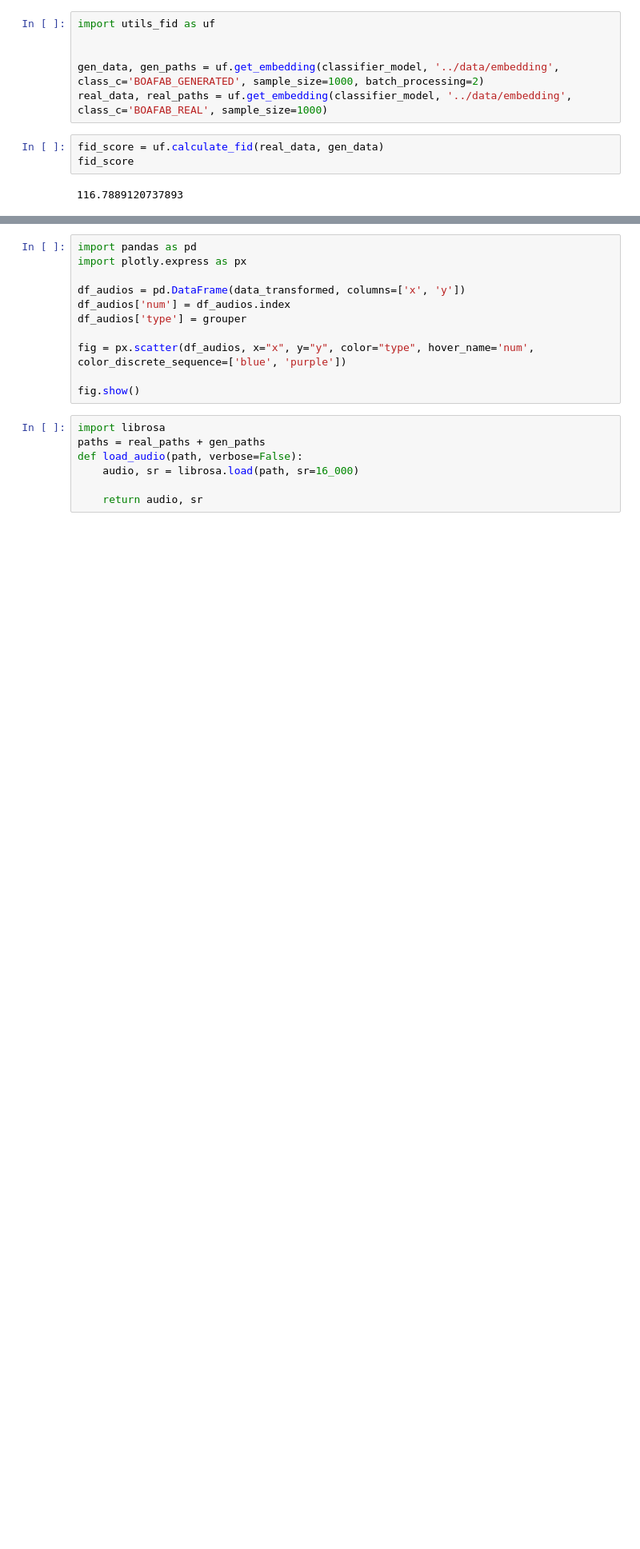
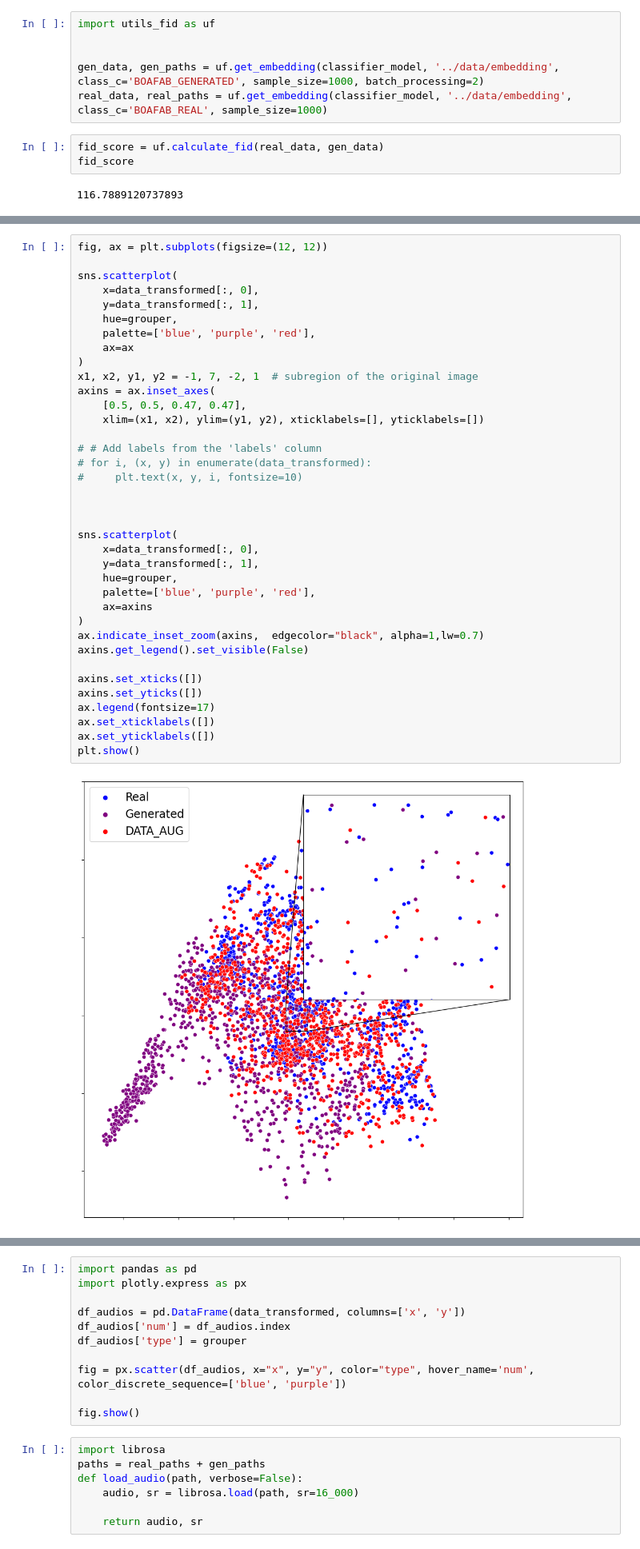
Before and after one commit to jsnungo/tesis, a Jupyter notebook: figuras/fianl_figuras_embedding.ipynb, the cells around one changed output, grey strips where cells are left out. Shown at 80% size. Saved outputs shown, nothing was run; the diff lists cells and outputs as text; blank space fills up the shorter version.

```diff
--- a/figuras/fianl_figuras_embedding.ipynb
+++ b/figuras/fianl_figuras_embedding.ipynb
@@ -53,0 +75,39 @@ Numerical issues were encountered when scaling the data and might not be solved.
+# %%
+fig, ax = plt.subplots(figsize=(12, 12))
+
+sns.scatterplot(
+    x=data_transformed[:, 0],
+    y=data_transformed[:, 1],
+    hue=grouper,
+    palette=['blue', 'purple', 'red'],
+    ax=ax
+)
+x1, x2, y1, y2 = -1, 7, -2, 1  # subregion of the original image
+axins = ax.inset_axes(
+    [0.5, 0.5, 0.47, 0.47],
+    xlim=(x1, x2), ylim=(y1, y2), xticklabels=[], yticklabels=[])
+
+# # Add labels from the 'labels' column
+# for i, (x, y) in enumerate(data_transformed):
+#     plt.text(x, y, i, fontsize=10)
+
+
+
+sns.scatterplot(
+    x=data_transformed[:, 0],
+    y=data_transformed[:, 1],
+    hue=grouper,
+    palette=['blue', 'purple', 'red'],
+    ax=axins
+)
+ax.indicate_inset_zoom(axins,  edgecolor="black", alpha=1,lw=0.7)
+axins.get_legend().set_visible(False)
+
+axins.set_xticks([])
+axins.set_yticks([])
+ax.legend(fontsize=17)
+ax.set_xticklabels([])
+ax.set_yticklabels([])
+plt.show()
+# %% [output]
+[figure, added]
```
Also changed, not shown: parts of 7 cells of this notebook, 21 other files.
